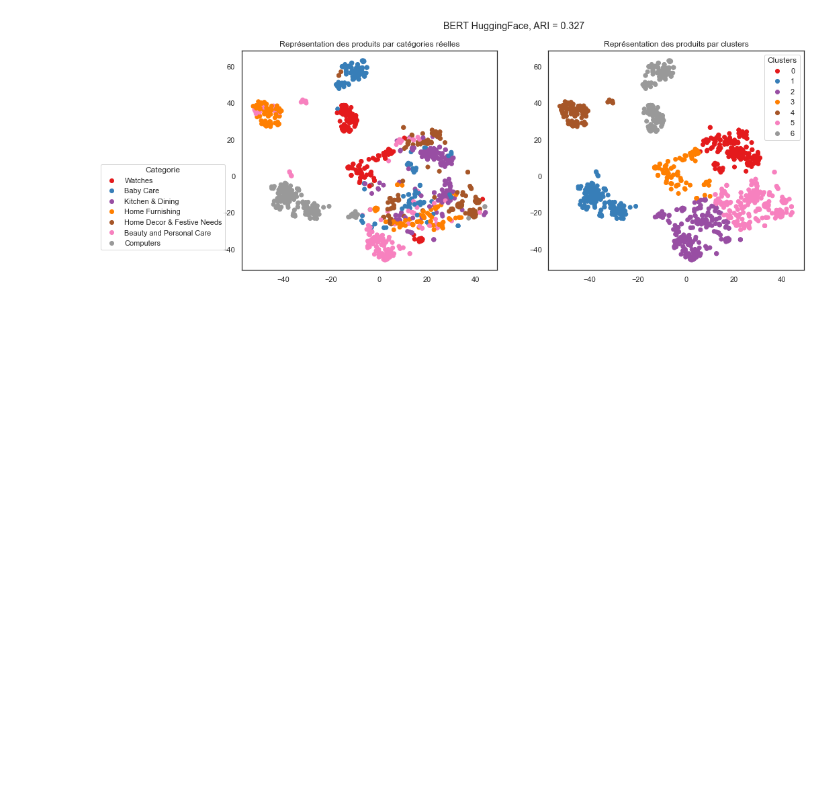
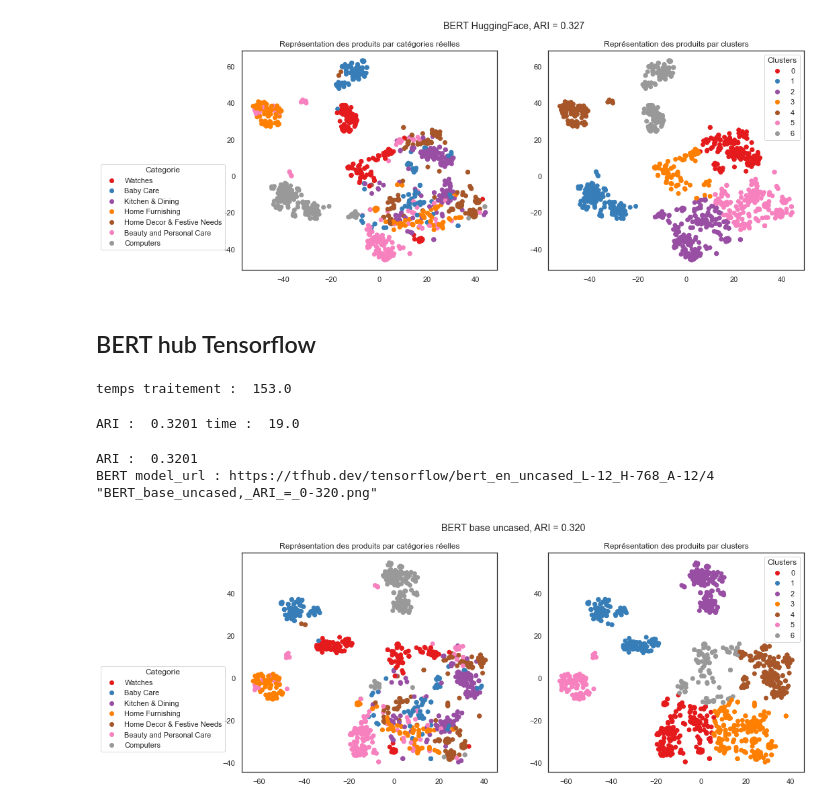
Before and after one commit to mrcreasey/oc-ds-p6-nlp-computer-vision, a Jupyter notebook: P6_01_text_clustering.ipynb, the cells around one changed output. Drawn from its saved outputs; the diff is of its cells as text; code cells hidden in the pictures; blank space fills up the shorter version.

Commit message:
add BERT hub uncased

```diff
--- a/P6_01_text_clustering.ipynb
+++ b/P6_01_text_clustering.ipynb
@@ -1019,3 +1024,40 @@ to_png()
 ARI :  0.3269
 "BERT_HuggingFace,_ARI_=_0-327.png"
 [figure]
+# %% [markdown]
+## BERT hub Tensorflow
+# %%
+import tensorflow_hub as hub
+import tensorflow_text
+
+# Guide sur le Tensorflow hub : https://www.tensorflow.org/text/tutorials/classify_text_with_bert
+small_model_url= 'https://tfhub.dev/tensorflow/small_bert/bert_en_uncased_L-4_H-512_A-8/1'
+model_url = 'https://tfhub.dev/tensorflow/bert_en_uncased_L-12_H-768_A-12/4'
+bert_layer = hub.KerasLayer(model_url, trainable=True)
+# %%
+sentences = data_T['sentence_dl'].to_list()
+# %%
+max_length = 64
+batch_size = 10
+model_type = 'bert-base-uncased'
+model = bert_layer
+
+features_bert, last_hidden_states_tot = feature_BERT_fct(model, model_type, sentences,
+                                                         max_length, batch_size, mode='TFhub')
+# %% [output]
+temps traitement :  153.0
+# %%
+ARI5, X_tsne5, labels5 = ARI_fct(features_bert)
+# %% [output]
+ARI :  0.3201 time :  19.0
+# %%
+TSNE_visu_fct(X_tsne5, y_cat_num, labels5, ARI5)
+print(f'BERT model_url : {model_url}')
+plt.suptitle(f'BERT base uncased, ARI = {ARI5:.3f}')
+
+to_png()
+# %% [output]
+ARI :  0.3201
+BERT model_url : https://tfhub.dev/tensorflow/bert_en_uncased_L-12_H-768_A-12/4
+"BERT_base_uncased,_ARI_=_0-320.png"
+[figure, added]
```
Also changed, not shown: parts of 3 cells of this notebook, 1 other file.
